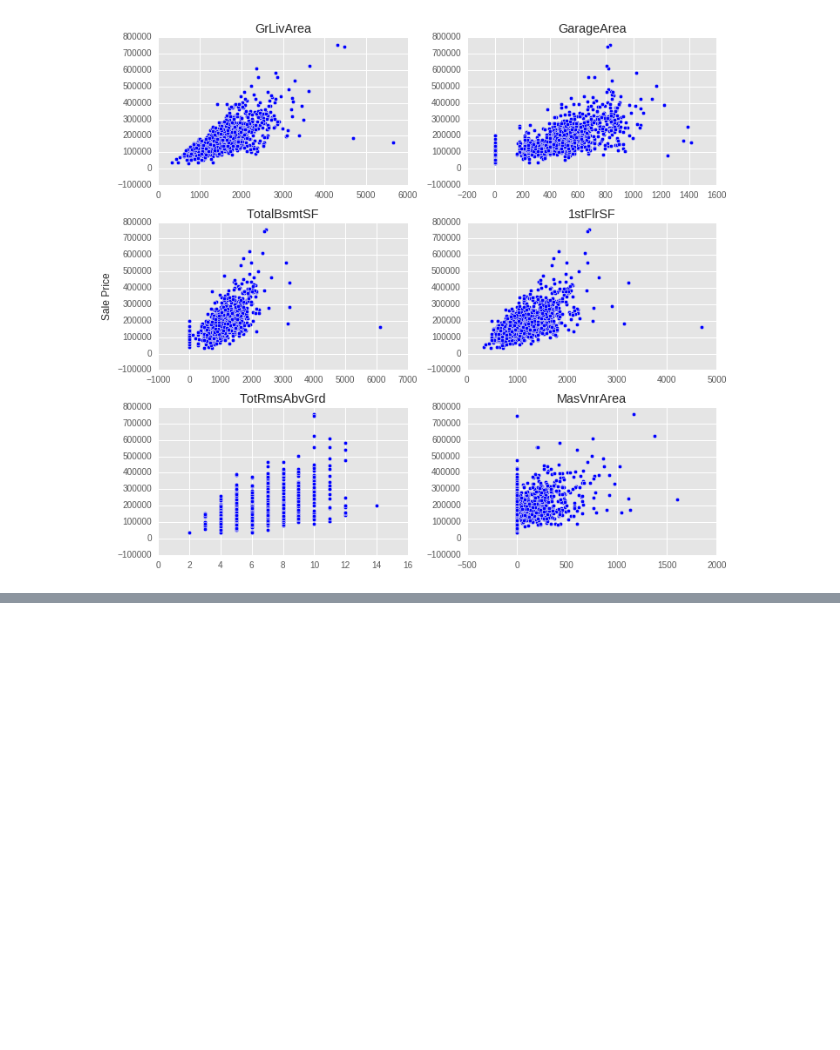
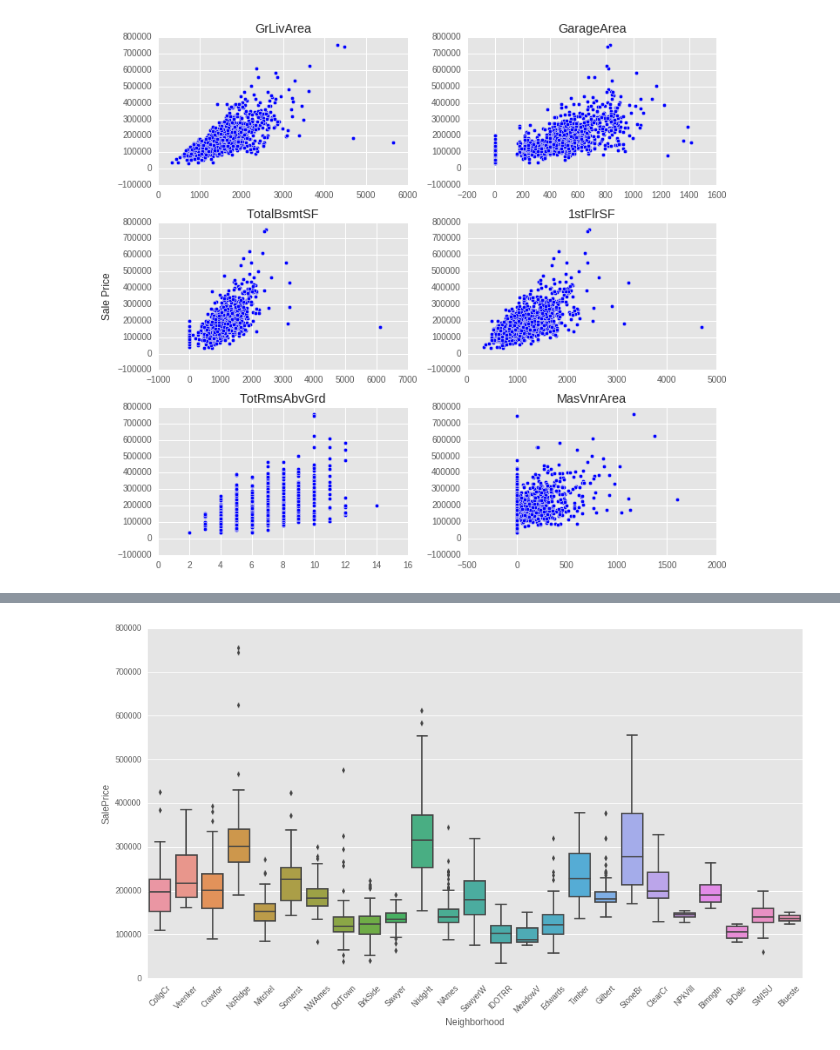
Before and after one commit to dheerajgopi/learn-ML, a Jupyter notebook: kaggle-house-price-data-exploration.ipynb, the cells around one changed output, grey strips where cells are left out. Drawn from its saved outputs; the diff is of its cells as text; code cells hidden in the pictures; blank space fills up the shorter version.

Commit message:
boxplots

```diff
--- a/kaggle-house-price-data-exploration.ipynb
+++ b/kaggle-house-price-data-exploration.ipynb
@@ -119,0 +135,7 @@ plt.show();
+# %%
+plt.figure(figsize=[15, 8])
+sns.boxplot(x='Neighborhood', y='SalePrice', data=df)
+plt.xticks(rotation=45)
+plt.show();
+# %% [output]
+[figure, added]
```
Also changed, not shown: parts of 3 cells of this notebook.
